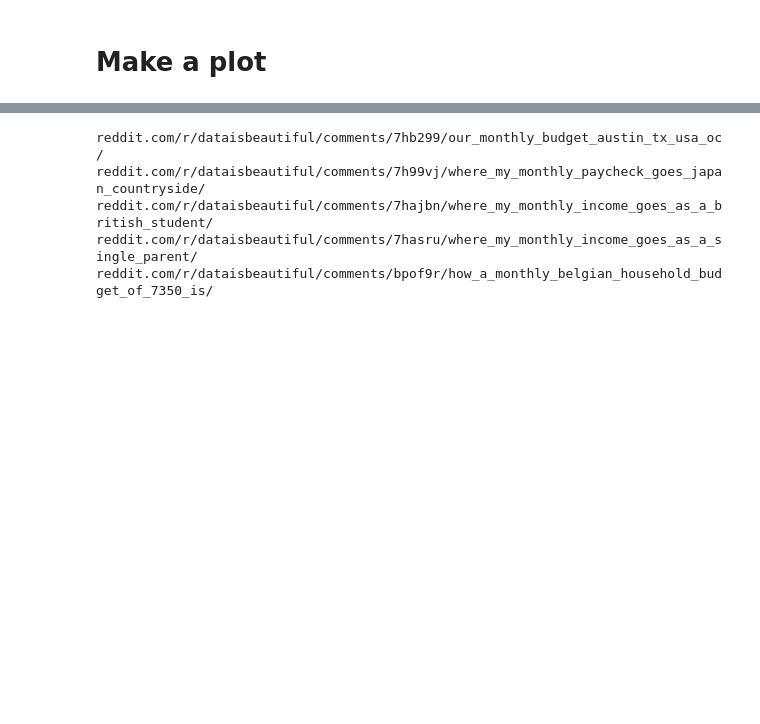
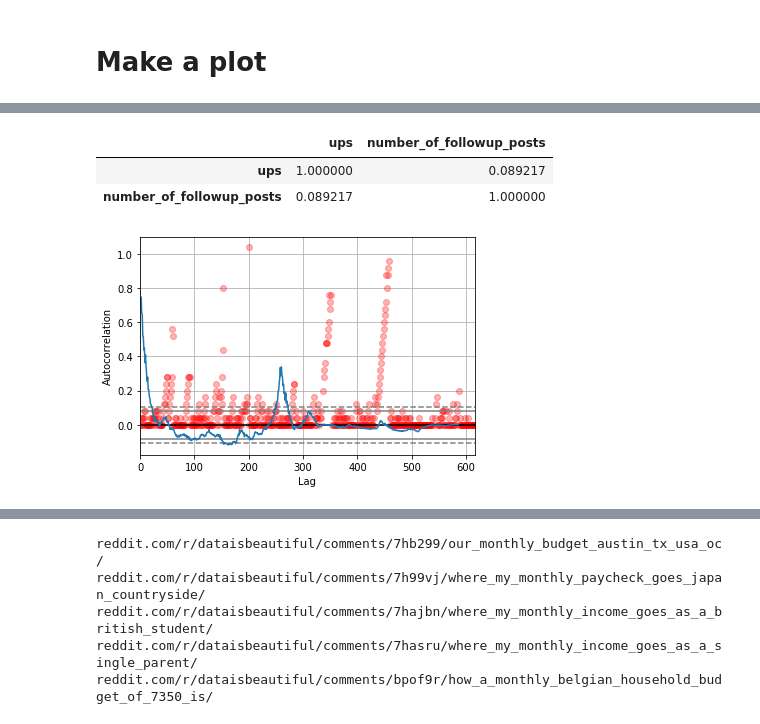
Before and after one commit to johnwmillr/RedditApi, a Jupyter notebook: reddit.ipynb, the cells around one changed output, grey strips where cells are left out. Saved outputs shown, nothing was run; the diff lists cells and outputs as text; code cells hidden in the pictures; blank space fills up the shorter version.

```diff
--- a/reddit.ipynb
+++ b/reddit.ipynb
@@ -112,0 +164,12 @@ sns.regplot(data=data[data.ups >= 100], x="ups", y="number_of_followup_posts")
+# %%
+data[["ups", "number_of_followup_posts"]].corr()
+# %% [output]
+|  | ups | number_of_followup_posts |
+| ups | 1.000000 | 0.089217 |
+| number_of_followup_posts | 0.089217 | 1.000000 |
+# %%
+ax = (data.number_of_followup_posts / 25).plot(kind='line', style='ro', alpha=0.3)
+pd.plotting.autocorrelation_plot(data.set_index("created_utc").number_of_followup_posts, ax=ax)
+plt.show()
+# %% [output]
+[figure, added]
```
Also changed, not shown: parts of 26 cells of this notebook.
